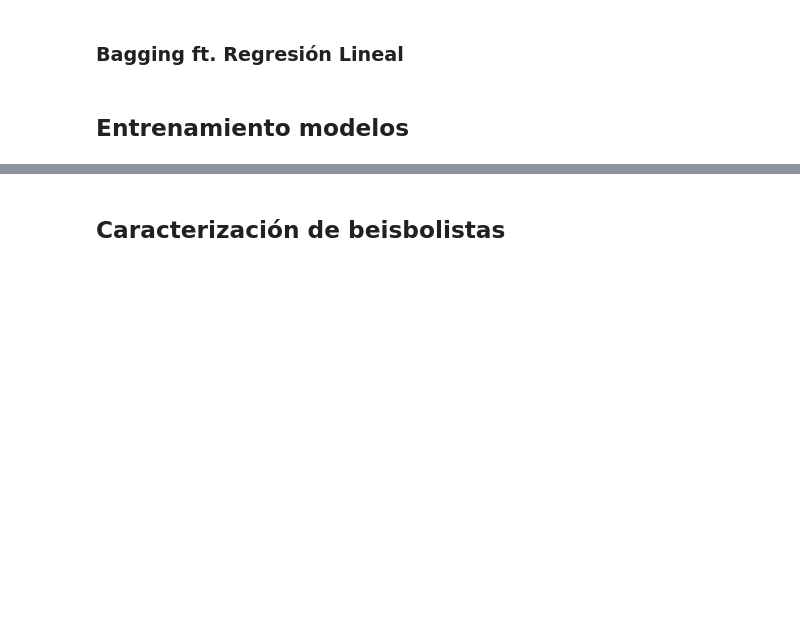
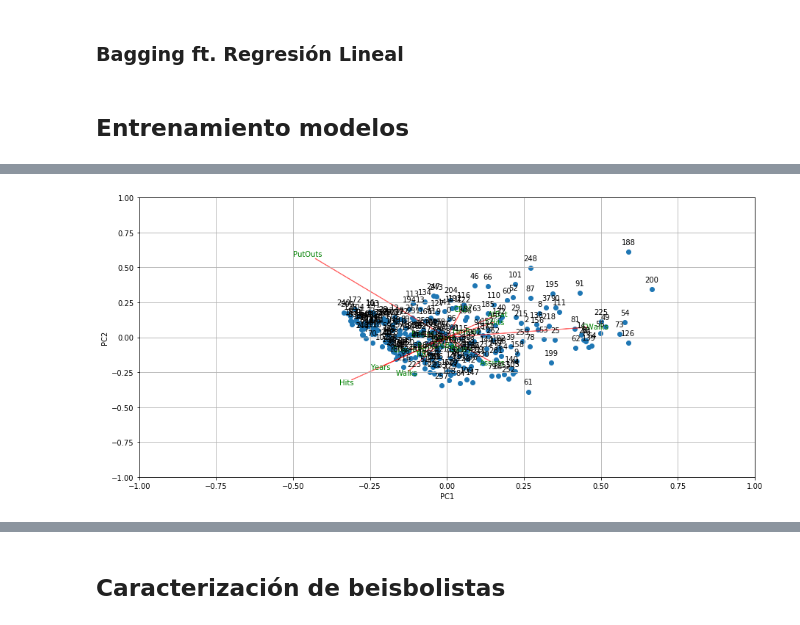
Before and after one commit to Hagia/ICESI-Courses, a Jupyter notebook: Data Mining/Final project/Baseball-Project.ipynb, the cells around one changed output, grey strips where cells are left out. Cells and saved outputs as stored; diff of their text form; code cells hidden in the pictures; blank space fills up the shorter version.

```diff
--- a/Data Mining/Final project/Baseball-Project.ipynb
+++ b/Data Mining/Final project/Baseball-Project.ipynb
@@ -399,0 +498,30 @@ bagging = BaggingRegressor(base_estimator = LinearRegression(),   # Por defecto
+# %%
+def biplot(data, loadings, index1, index2, labels=None, point_labels=None):
+    plt.figure(figsize=(15, 7))
+    xs = data[:,index1]
+    ys = data[:,index2]
+    n=loadings.shape[0]
+    scalex = 1.0/(xs.max()- xs.min())
+    scaley = 1.0/(ys.max()- ys.min())
+    plt.scatter(xs*scalex,ys*scaley)
+    for i in range(n):
+        plt.arrow(0, 0, loadings[i,index1]*.8, loadings[i,index2]*.8,color='r',alpha=0.5)
+        if labels is None:
+            plt.text(loadings[i,index1]*.85, loadings[i,index2]*.85, "Var"+str(i+1), color='g', ha='center', va='center')
+        else:
+            plt.text(loadings[i,index1]*.85, loadings[i,index2]*.85, labels[i], color='g', ha='center', va='center')
+    for x,y,label in zip(xs*scalex, ys*scaley, point_labels):
+        plt.annotate(label,
+                 (x,y), # this is the point to label
+                 textcoords="offset points", # how to position the text
+                 xytext=(0,10), # distance from text to points (x,y)
+                 ha='center') # horizontal alignment can be left, right or center
+    plt.xlim(-1,1)
+    plt.ylim(-1,1)
+    plt.xlabel("PC{}".format(index1+1))
+    plt.ylabel("PC{}".format(index2+1))
+    plt.grid()
+# %%
+biplot(df_proyectado, pca.components_, 0, 1, noNullDataNormali.columns, noNullDataNormali.index)
+# %% [output]
+[figure, added]
```
Also changed, not shown: parts of 25 cells of this notebook.
